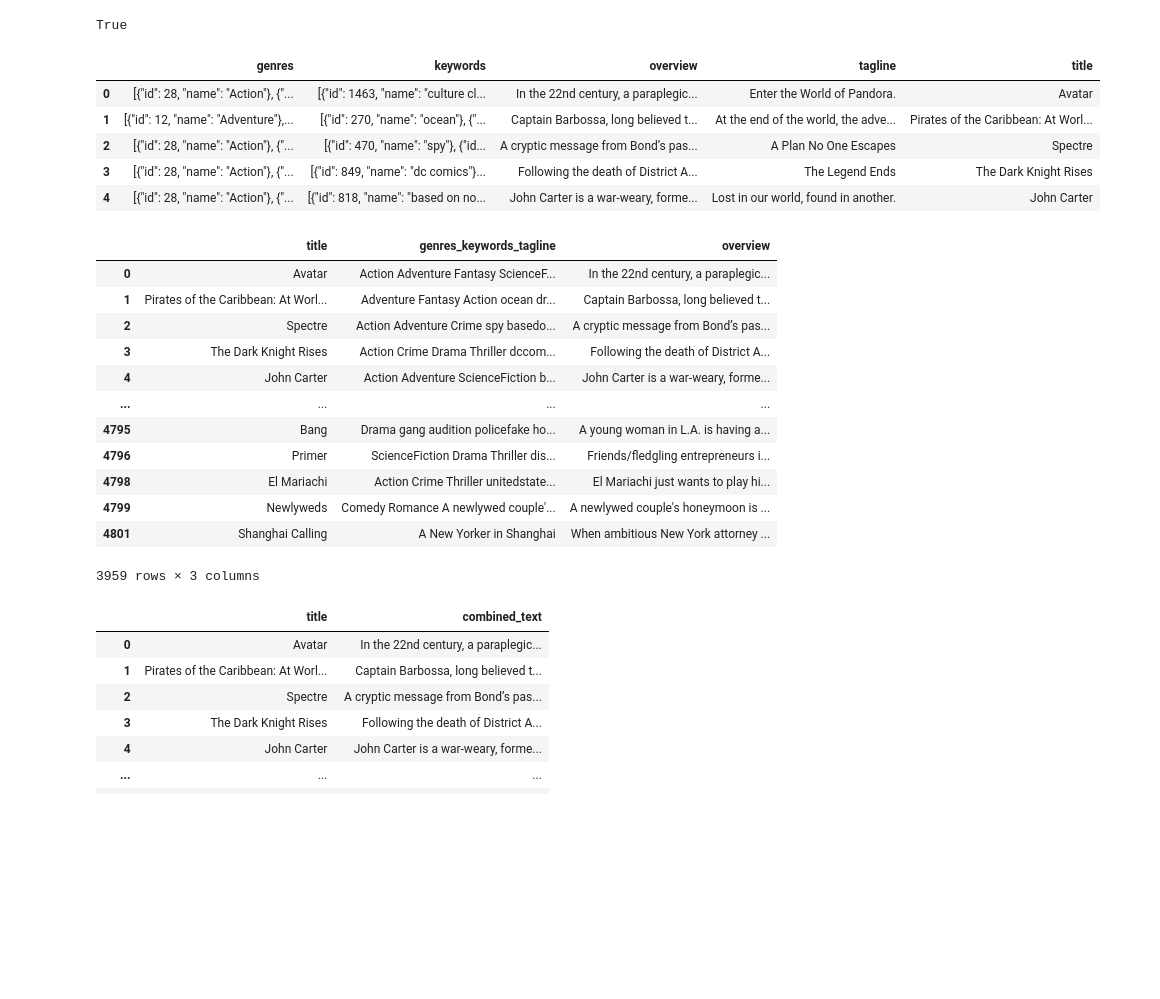
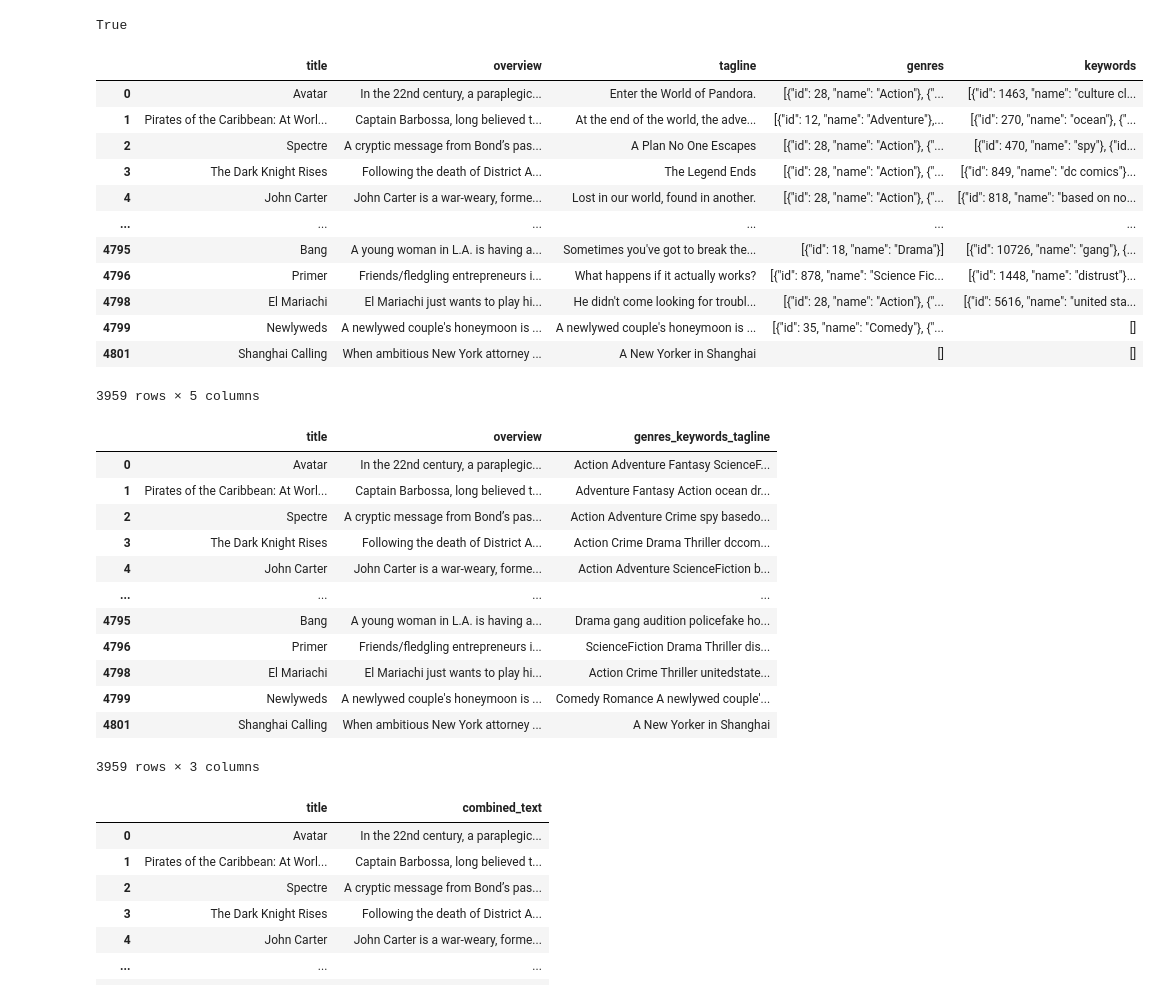
Before and after one commit to fc63/493homework1, a Jupyter notebook: 1.ipynb, the cells around one changed output. Drawn from its saved outputs; the diff is of its cells as text; code cells hidden in the pictures; blank space fills up the shorter version.

```diff
--- a/1.ipynb
+++ b/1.ipynb
@@ -31,17 +32,24 @@ True
 # %%
 df = pd.read_csv(
     "tmdb_5000_movies.csv",
     usecols=["title", "overview", "genres", "keywords", "tagline"],
 )
 df = df.dropna()
-df.head()
+df[['title', 'overview', 'tagline', 'genres', 'keywords']]
 # %% [output]
-|  | genres | keywords | overview | tagline | title |
-| 0 | [{"id": 28, "name": "Action"}, {"... | [{"id": 1463, "name": "culture cl... | In the 22nd century, a paraplegic... | Enter the World of Pandora. | Avatar |
-| 1 | [{"id": 12, "name": "Adventure"},... | [{"id": 270, "name": "ocean"}, {"... | Captain Barbossa, long believed t... | At the end of the world, the adve... | Pirates of the Caribbean: At Worl... |
-| 2 | [{"id": 28, "name": "Action"}, {"... | [{"id": 470, "name": "spy"}, {"id... | A cryptic message from Bond’s pas... | A Plan No One Escapes | Spectre |
-| 3 | [{"id": 28, "name": "Action"}, {"... | [{"id": 849, "name": "dc comics"}... | Following the death of District A... | The Legend Ends | The Dark Knight Rises |
-| 4 | [{"id": 28, "name": "Action"}, {"... | [{"id": 818, "name": "based on no... | John Carter is a war-weary, forme... | Lost in our world, found in another. | John Carter |
+|  | title | overview | tagline | genres | keywords |
+| 0 | Avatar | In the 22nd century, a paraplegic... | Enter the World of Pandora. | [{"id": 28, "name": "Action"}, {"... | [{"id": 1463, "name": "culture cl... |
+| 1 | Pirates of the Caribbean: At Worl... | Captain Barbossa, long believed t... | At the end of the world, the adve... | [{"id": 12, "name": "Adventure"},... | [{"id": 270, "name": "ocean"}, {"... |
+| 2 | Spectre | A cryptic message from Bond’s pas... | A Plan No One Escapes | [{"id": 28, "name": "Action"}, {"... | [{"id": 470, "name": "spy"}, {"id... |
+| 3 | The Dark Knight Rises | Following the death of District A... | The Legend Ends | [{"id": 28, "name": "Action"}, {"... | [{"id": 849, "name": "dc comics"}... |
+| 4 | John Carter | John Carter is a war-weary, forme... | Lost in our world, found in another. | [{"id": 28, "name": "Action"}, {"... | [{"id": 818, "name": "based on no... |
+| ... | ... | ... | ... | ... | ... |
+| 4795 | Bang | A young woman in L.A. is having a... | Sometimes you've got to break the... | [{"id": 18, "name": "Drama"}] | [{"id": 10726, "name": "gang"}, {... |
+| 4796 | Primer | Friends/fledgling entrepreneurs i... | What happens if it actually works? | [{"id": 878, "name": "Science Fic... | [{"id": 1448, "name": "distrust"}... |
+| 4798 | El Mariachi | El Mariachi just wants to play hi... | He didn't come looking for troubl... | [{"id": 28, "name": "Action"}, {"... | [{"id": 5616, "name": "united sta... |
+| 4799 | Newlyweds | A newlywed couple's honeymoon is ... | A newlywed couple's honeymoon is ... | [{"id": 35, "name": "Comedy"}, {"... | [] |
+| 4801 | Shanghai Calling | When ambitious New York attorney ... | A New Yorker in Shanghai | [] | [] |
+3959 rows × 5 columns
 # %%
 def genres_and_keywords_to_string(row):
     genres = " ".join(
@@ -55,20 +63,20 @@ def genres_and_keywords_to_string(row):
 
 
 df["genres_keywords_tagline"] = df.apply(genres_and_keywords_to_string, axis=1)
-df[['title', 'genres_keywords_tagline', 'overview']]
+df[["title", "overview", "genres_keywords_tagline"]]
 # %% [output]
-|  | title | genres_keywords_tagline | overview |
-| 0 | Avatar | Action Adventure Fantasy ScienceF... | In the 22nd century, a paraplegic... |
-| 1 | Pirates of the Caribbean: At Worl... | Adventure Fantasy Action ocean dr... | Captain Barbossa, long believed t... |
-| 2 | Spectre | Action Adventure Crime spy basedo... | A cryptic message from Bond’s pas... |
-| 3 | The Dark Knight Rises | Action Crime Drama Thriller dccom... | Following the death of District A... |
-| 4 | John Carter | Action Adventure ScienceFiction b... | John Carter is a war-weary, forme... |
+|  | title | overview | genres_keywords_tagline |
+| 0 | Avatar | In the 22nd century, a paraplegic... | Action Adventure Fantasy ScienceF... |
+| 1 | Pirates of the Caribbean: At Worl... | Captain Barbossa, long believed t... | Adventure Fantasy Action ocean dr... |
+| 2 | Spectre | A cryptic message from Bond’s pas... | Action Adventure Crime spy basedo... |
+| 3 | The Dark Knight Rises | Following the death of District A... | Action Crime Drama Thriller dccom... |
+| 4 | John Carter | John Carter is a war-weary, forme... | Action Adventure ScienceFiction b... |
 | ... | ... | ... | ... |
-| 4795 | Bang | Drama gang audition policefake ho... | A young woman in L.A. is having a... |
-| 4796 | Primer | ScienceFiction Drama Thriller dis... | Friends/fledgling entrepreneurs i... |
-| 4798 | El Mariachi | Action Crime Thriller unitedstate... | El Mariachi just wants to play hi... |
-| 4799 | Newlyweds | Comedy Romance A newlywed couple'... | A newlywed couple's honeymoon is ... |
-| 4801 | Shanghai Calling | A New Yorker in Shanghai | When ambitious New York attorney ... |
+| 4795 | Bang | A young woman in L.A. is having a... | Drama gang audition policefake ho... |
+| 4796 | Primer | Friends/fledgling entrepreneurs i... | ScienceFiction Drama Thriller dis... |
+| 4798 | El Mariachi | El Mariachi just wants to play hi... | Action Crime Thriller unitedstate... |
+| 4799 | Newlyweds | A newlywed couple's honeymoon is ... | Comedy Romance A newlywed couple'... |
+| 4801 | Shanghai Calling | When ambitious New York attorney ... | A New Yorker in Shanghai |
 3959 rows × 3 columns
 # %%
 df["combined_text"] = df["overview"] + " " + df["genres_keywords_tagline"]
```
Also changed, not shown: parts of 11 cells of this notebook.
